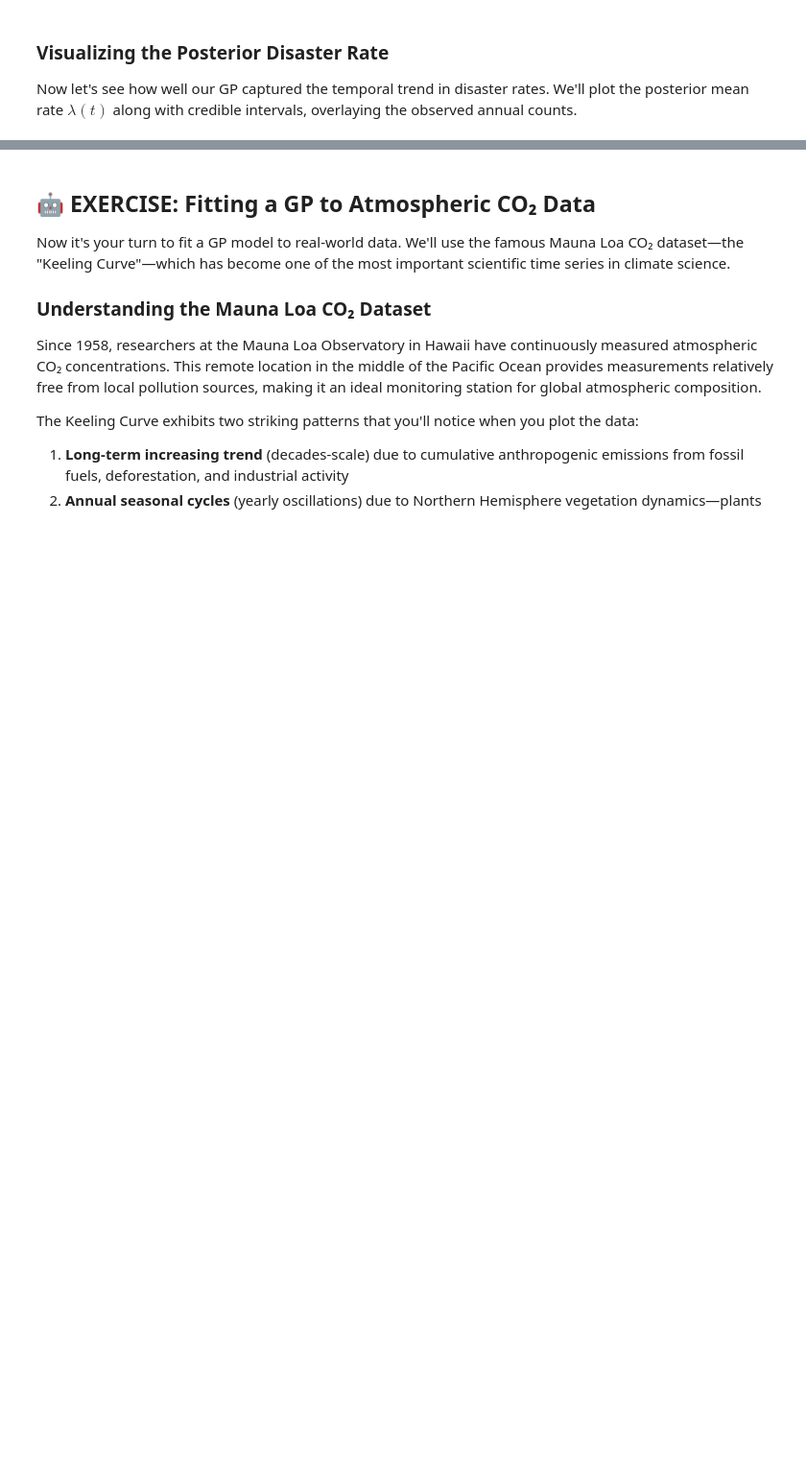
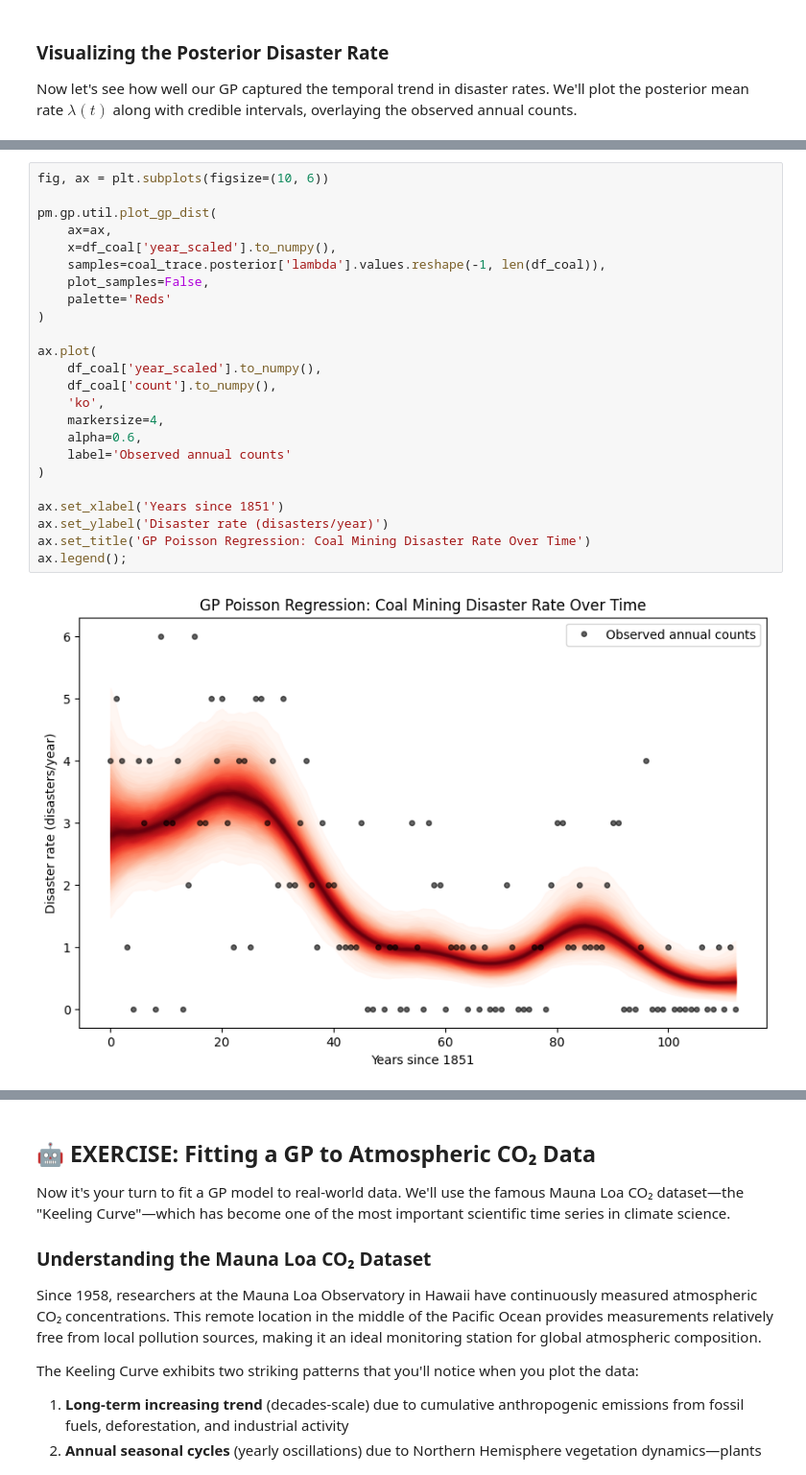
Before and after one commit to fonnesbeck/instats_gp, a Jupyter notebook: sessions/Session_2.ipynb, the cells around one changed output, grey strips where cells are left out. Shown at 96% size. Cells and saved outputs as stored; diff of their text form; blank space fills up the shorter version.

```diff
--- a/sessions/Session_2.ipynb
+++ b/sessions/Session_2.ipynb
@@ -914,3 +894,29 @@ fig.show()
+# %%
+fig, ax = plt.subplots(figsize=(10, 6))
+
+pm.gp.util.plot_gp_dist(
+    ax=ax,
+    x=df_coal['year_scaled'].to_numpy(),
+    samples=coal_trace.posterior['lambda'].values.reshape(-1, len(df_coal)),
+    plot_samples=False,
+    palette='Reds'
+)
+
+ax.plot(
+    df_coal['year_scaled'].to_numpy(),
+    df_coal['count'].to_numpy(),
+    'ko',
+    markersize=4,
+    alpha=0.6,
+    label='Observed annual counts'
+)
+
+ax.set_xlabel('Years since 1851')
+ax.set_ylabel('Disaster rate (disasters/year)')
+ax.set_title('GP Poisson Regression: Coal Mining Disaster Rate Over Time')
+ax.legend();
+# %% [output]
+[figure, added]
 # %% [markdown]
 ### Interpreting the Poisson GP Results
 
```
Also changed, not shown: parts of 12 cells of this notebook.
